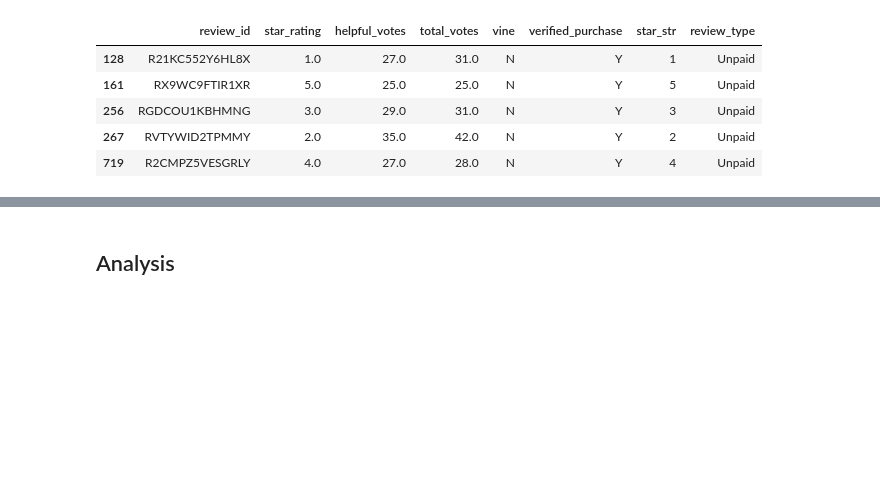
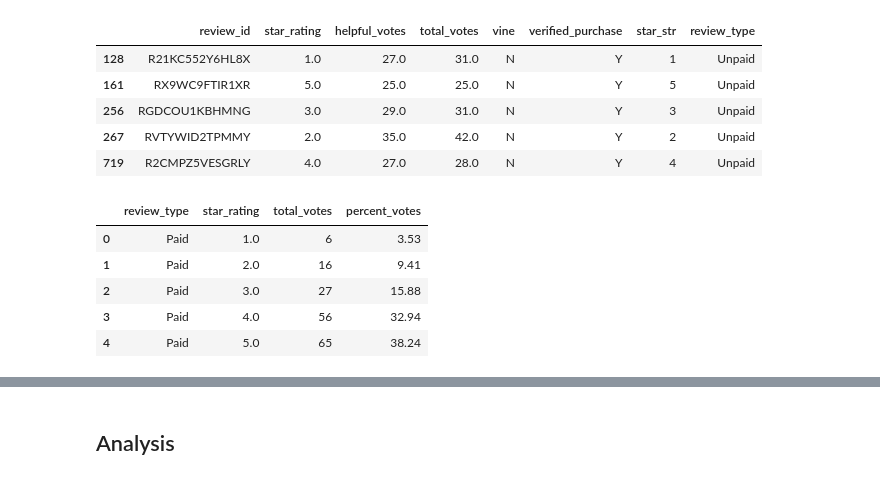
Before and after one commit to amberteets/amazon-vine-analysis, a Jupyter notebook: Vine_Review_Analysis.ipynb, the cells around one changed output, grey strips where cells are left out. Cells and saved outputs as stored; diff of their text form; code cells hidden in the pictures; blank space fills up the shorter version.

```diff
--- a/Vine_Review_Analysis.ipynb
+++ b/Vine_Review_Analysis.ipynb
@@ -127,3 +128,17 @@ unpaid_df.head()
 | 256 | RGDCOU1KBHMNG | 3.0 | 29.0 | 31.0 | N | Y | 3 | Unpaid |
 | 267 | RVTYWID2TPMMY | 2.0 | 35.0 | 42.0 | N | Y | 2 | Unpaid |
 | 719 | R2CMPZ5VESGRLY | 4.0 | 27.0 | 28.0 | N | Y | 4 | Unpaid |
+# %%
+# Group paid_df by star_rating
+paid_grouped_df = paid_df.groupby(['review_type','star_rating']).count().reset_index()
+paid_grouped_df = paid_grouped_df[['review_type','star_rating', 'total_votes']]
+# Add percent_votes column
+paid_grouped_df['percent_votes'] = round(paid_grouped_df['total_votes']/(paid_grouped_df['total_votes'].sum())*100, 2)
+paid_grouped_df
+# %% [output]
+|  | review_type | star_rating | total_votes | percent_votes |
+| 0 | Paid | 1.0 | 6 | 3.53 |
+| 1 | Paid | 2.0 | 16 | 9.41 |
+| 2 | Paid | 3.0 | 27 | 15.88 |
+| 3 | Paid | 4.0 | 56 | 32.94 |
+| 4 | Paid | 5.0 | 65 | 38.24 |
```
Also changed, not shown: parts of 10 cells of this notebook.
